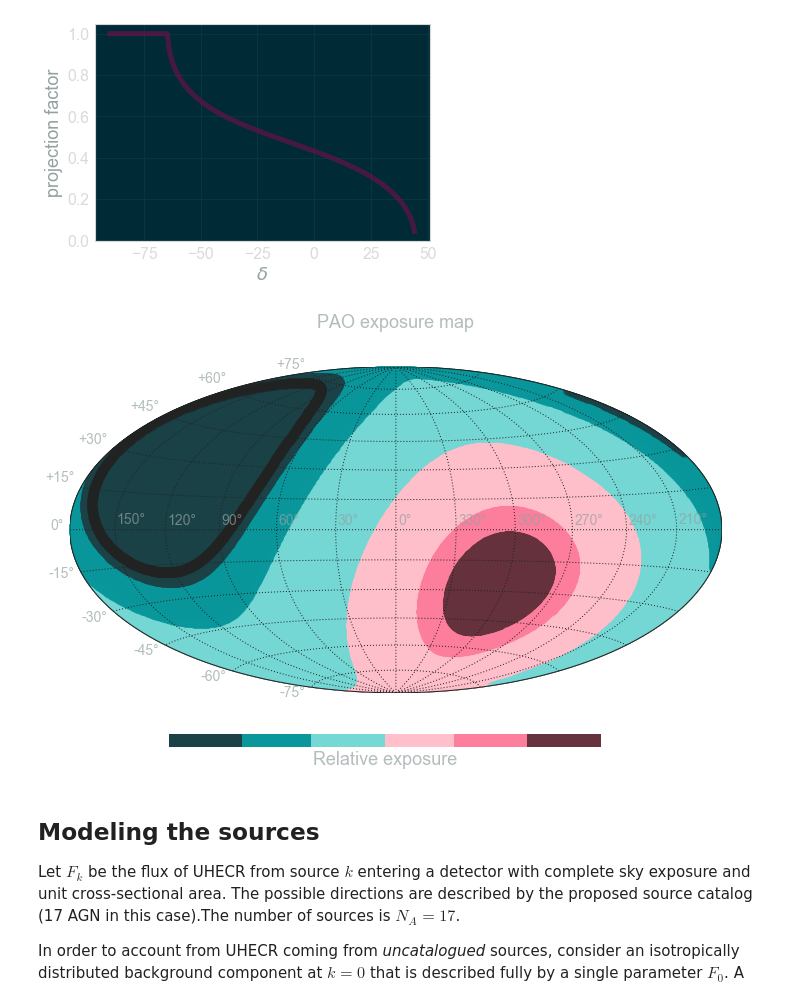
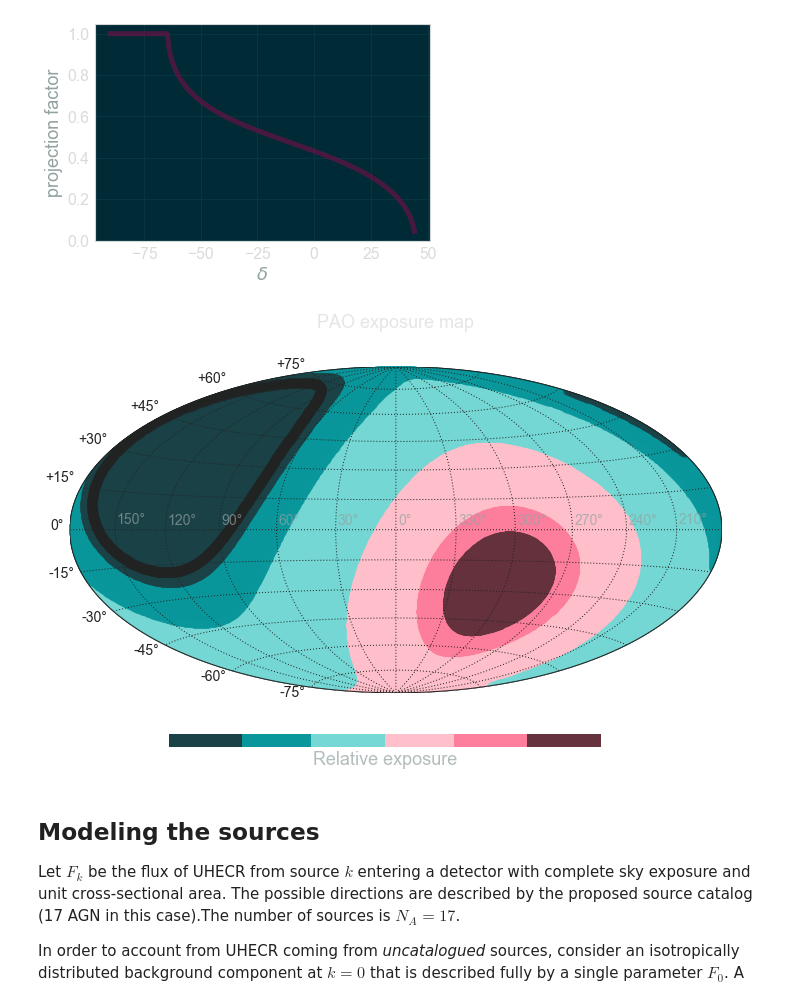
Before and after one commit to cescalara/fancy, a Jupyter notebook: soiaporn_model/soiaporn_model.ipynb, the cells around one changed output. Drawn from its saved outputs; the diff is of its cells as text; code cells hidden in the pictures.

Commit message:
Remove all custom textcolor settings

```diff
--- a/soiaporn_model/soiaporn_model.ipynb
+++ b/soiaporn_model/soiaporn_model.ipynb
@@ -283,36 +283,36 @@ for dec, proj in np.nditer([decs, proj_fac]):
 dec_vals = np.tile(dec_lim, num_points)
 c = SkyCoord(ra = rightascension * u.degree,
              dec = dec_vals * u.degree, frame='icrs')
 lon = c.galactic.l.deg
 lat = c.galactic.b.deg
 smap.scatter(lon, lat, latlon = True, linewidth = 5,
              color = 'k', alpha = 0.5)
 
 # tidy up and add labels
 smap.drawmapboundary()
 smap.drawparallels(np.arange(-75,76,15), linewidth=1, dashes=[1,2],
-                   labels=[1,0,0,0], fontsize = 14, textcolor = textcolor, alpha = 0.7);
+                   labels=[1,0,0,0], fontsize = 14)#, textcolor = textcolor, alpha = 0.7);
 
 smap.drawmeridians(np.arange(-150,151,30), linewidth=1, dashes=[1,2]);
 lons = np.arange(-150,151,30)
 smap.label_meridians(lons, fontsize=14, vnudge=1,
                 halign='left', hnudge=-1, color = textcolor, alpha = 0.7)
-plt.title('PAO exposure map', color = textcolor, y=1.1, alpha = 0.7)
+plt.title('PAO exposure map', y=1.1, alpha = 0.7) ##color = textcolor
 
 # colorbar
 cb_ax = plt.axes([0.25, 0, .5, .03], frameon=False)
 vals = np.linspace(proj_fac.min(), proj_fac.max(), 100)
 bar = matplotlib.colorbar.ColorbarBase(cb_ax, values=vals, norm=norm_proj, cmap=cmap,
     orientation='horizontal', drawedges=False, alpha = 1)
 children = bar.ax.get_children()
 obj = children[1]
 obj.set_linewidth(0)
 bar.set_label('Relative exposure', color = textcolor, alpha = 0.7)
 
 # save the figure
 # plt.savefig('plots/pao_exposure_map.pdf', dpi = 1000, bbox_inches = 'tight', pad_inches = 0.5)
 # %% [output]
-[figure, old version]
+[figure, new version]
 # %% [markdown]
 ## Modeling the sources
 
```
Also changed, not shown: 2 other files.
